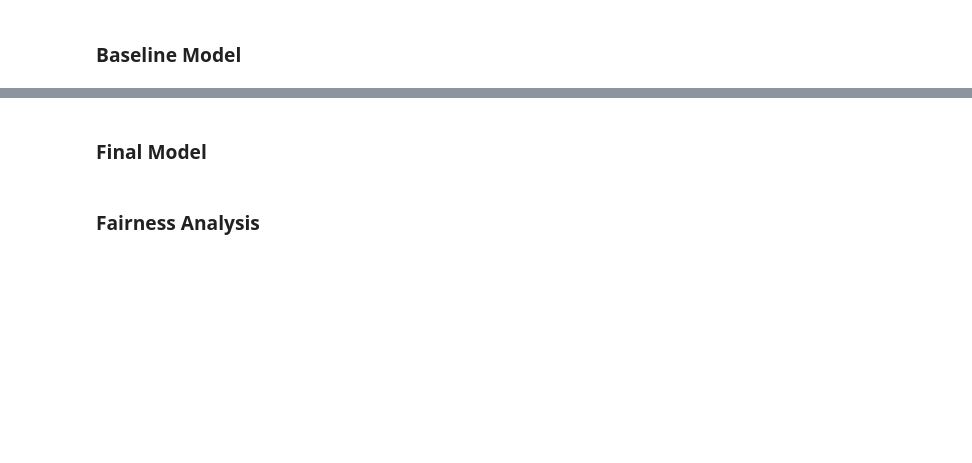
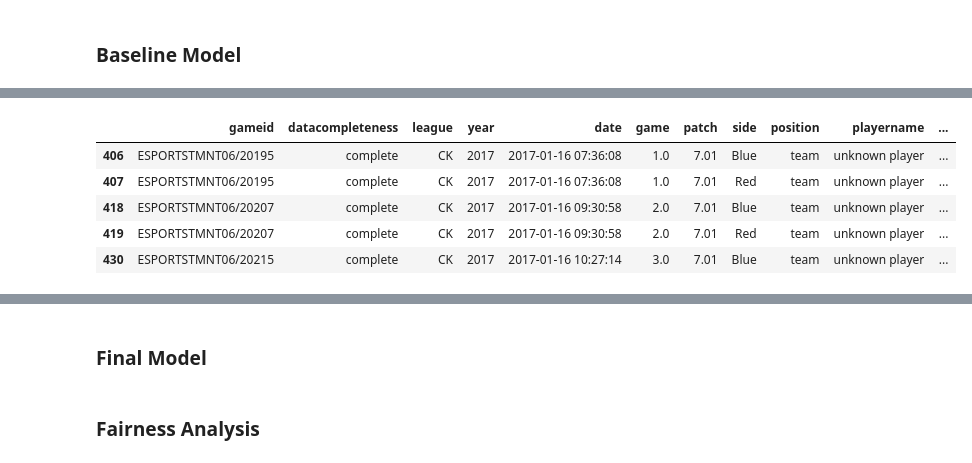
Before and after one commit to kingof2s/League-pro-predictions-, a Jupyter notebook: p5.ipynb, the cells around one changed output, grey strips where cells are left out. Cells and saved outputs as stored; diff of their text form; code cells hidden in the pictures; blank space fills up the shorter version.

```diff
--- a/p5.ipynb
+++ b/p5.ipynb
@@ -128 +90,10 @@ df
+# %%
+df_teams.head()
+# %% [output]
+|  | gameid | datacompleteness | league | year | date | game | patch | side | position | playername | ... |
+| 406 | ESPORTSTMNT06/20195 | complete | CK | 2017 | 2017-01-16 07:36:08 | 1.0 | 7.01 | Blue | team | unknown player | ... |
+| 407 | ESPORTSTMNT06/20195 | complete | CK | 2017 | 2017-01-16 07:36:08 | 1.0 | 7.01 | Red | team | unknown player | ... |
+| 418 | ESPORTSTMNT06/20207 | complete | CK | 2017 | 2017-01-16 09:30:58 | 2.0 | 7.01 | Blue | team | unknown player | ... |
+| 419 | ESPORTSTMNT06/20207 | complete | CK | 2017 | 2017-01-16 09:30:58 | 2.0 | 7.01 | Red | team | unknown player | ... |
+| 430 | ESPORTSTMNT06/20215 | complete | CK | 2017 | 2017-01-16 10:27:14 | 3.0 | 7.01 | Blue | team | unknown player | ... |
 # %%
```
Also changed, not shown: parts of 18 cells of this notebook.
